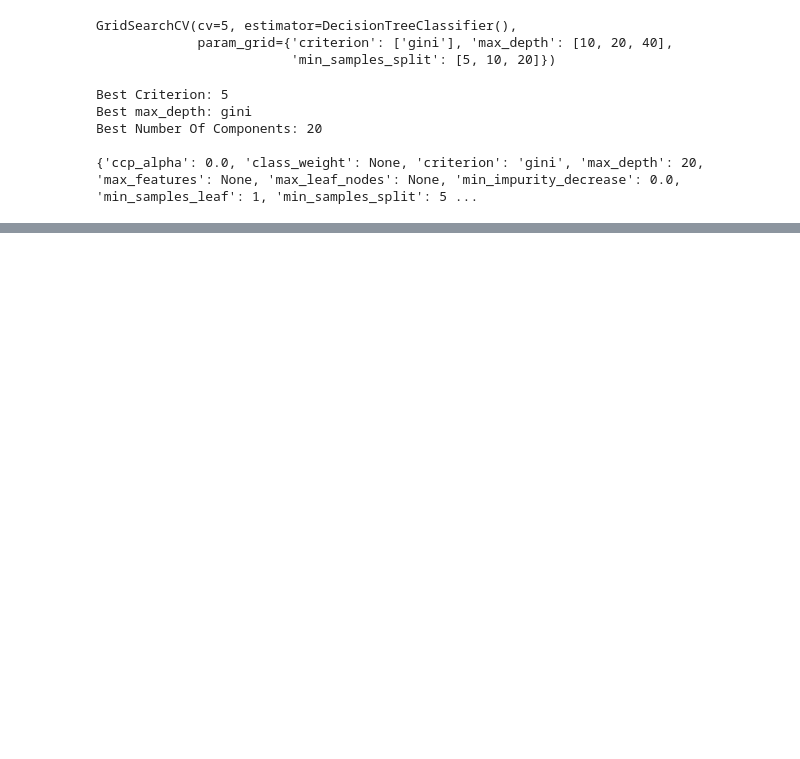
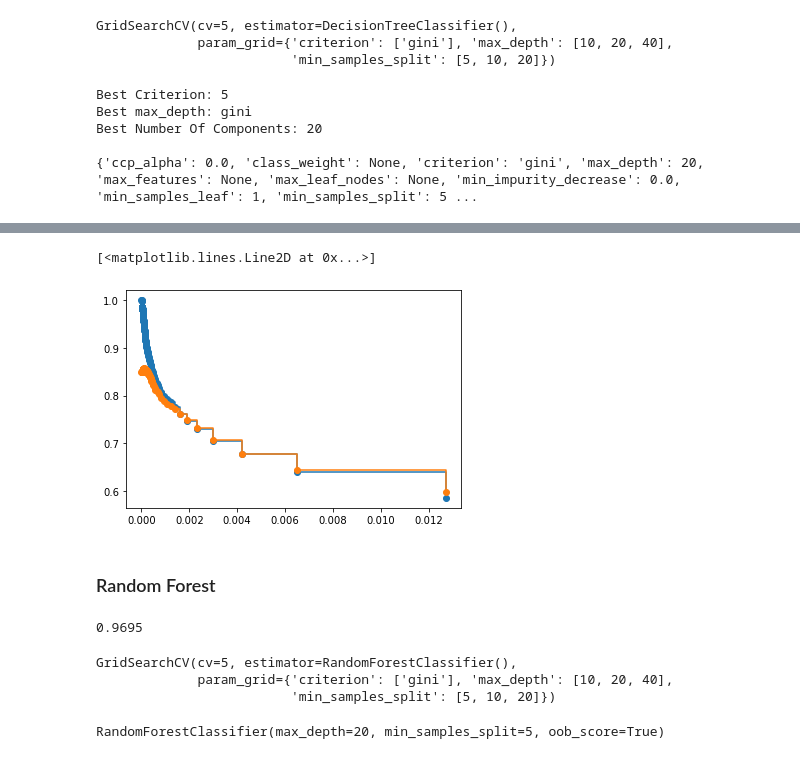
Before and after one commit to Shuaf98/y-data, a Jupyter notebook: ydata_supervised_learning/lecture5_DecisionTrees/Decision Trees _Exercise.ipynb, the cells around one changed output, grey strips where cells are left out. Saved outputs shown, nothing was run; the diff lists cells and outputs as text; code cells hidden in the pictures; blank space fills up the shorter version.

```diff
--- a/ydata_supervised_learning/lecture5_DecisionTrees/Decision Trees _Exercise.ipynb
+++ b/ydata_supervised_learning/lecture5_DecisionTrees/Decision Trees _Exercise.ipynb
@@ -358,0 +377,3 @@ df[['param_min_samples_split', 'param_max_depth', 'mean_test_score']]
+# %%
+path =clf.cost_complexity_pruning_path(x_train, y_train)
+prunes= path.ccp_alphas
@@ -358,0 +385,49 @@ df[['param_min_samples_split', 'param_max_depth', 'mean_test_score']]
+# %%
+prune_alphas = prunes[:-1]
+clf_trees = []
+for alpha in prune_alphas:
+    clf_dt = DecisionTreeClassifier(random_state = 0, ccp_alpha = alpha)
+    clf_dt.fit(x_train, y_train)
+    clf_trees.append(clf_dt)
+# %%
+train_scores = [clf_dt.score(x_train, y_train) for clf_dt in clf_trees]
+test_scores = [clf_dt.score(x_test, y_test) for clf_dt in clf_trees]
+
+fig = plt.gca()
+plt.plot(prune_alphas, train_scores, marker = 'o', label = 'train', drawstyle = 'steps-post')
+plt.plot(prune_alphas, test_scores, marker = 'o', label = 'test', drawstyle = 'steps-post')
+# %% [output]
+[<matplotlib.lines.Line2D at 0x...>]
+[figure, added]
+# %% [markdown]
+### Random Forest
+# %%
+from sklearn.ensemble import RandomForestClassifier
+rf = RandomForestClassifier(random_state= 21)
+rf.fit(x_train, y_train)
+rf.predict(x_test)
+
+accuracy_score(y_test, rf.predict(x_test))
+# %% [output]
+0.9695
+# %%
+min_samples_split = [5,10,20]
+max_depth = [10,20,40]
+criterion = ['gini']
+
+parameters = dict(min_samples_split = min_samples_split,
+                      criterion=criterion,
+                      max_depth=max_depth)
+
+CV = GridSearchCV(RandomForestClassifier(), parameters, cv = 5 )
+
+CV.fit(x_train, y_train)
+# %% [output]
+GridSearchCV(cv=5, estimator=RandomForestClassifier(),
+             param_grid={'criterion': ['gini'], 'max_depth': [10, 20, 40],
+                         'min_samples_split': [5, 10, 20]})
+# %%
+clf = RandomForestClassifier(n_estimators= 100, max_depth = 20, min_samples_split= 5, oob_score=True)
+clf.fit(x_train, y_train)
+# %% [output]
+RandomForestClassifier(max_depth=20, min_samples_split=5, oob_score=True)
```
Also changed, not shown: parts of 13 cells of this notebook, 6 other files.
